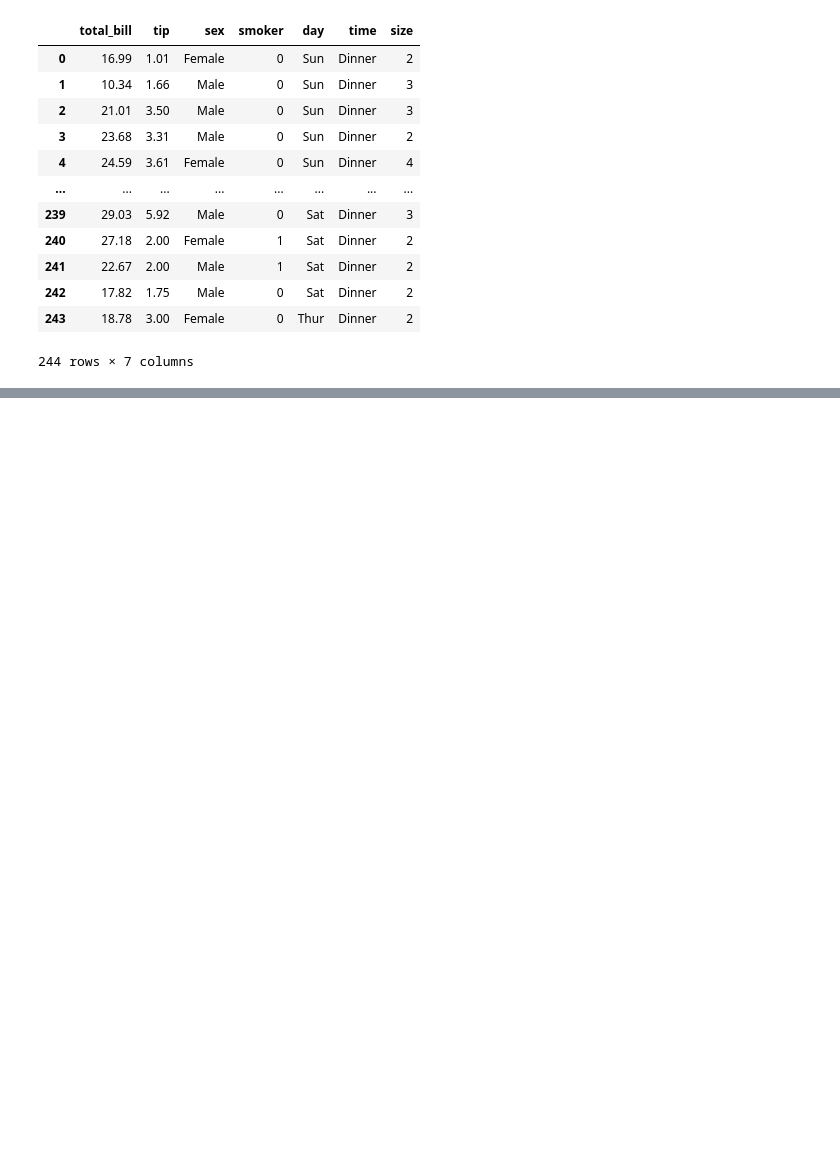
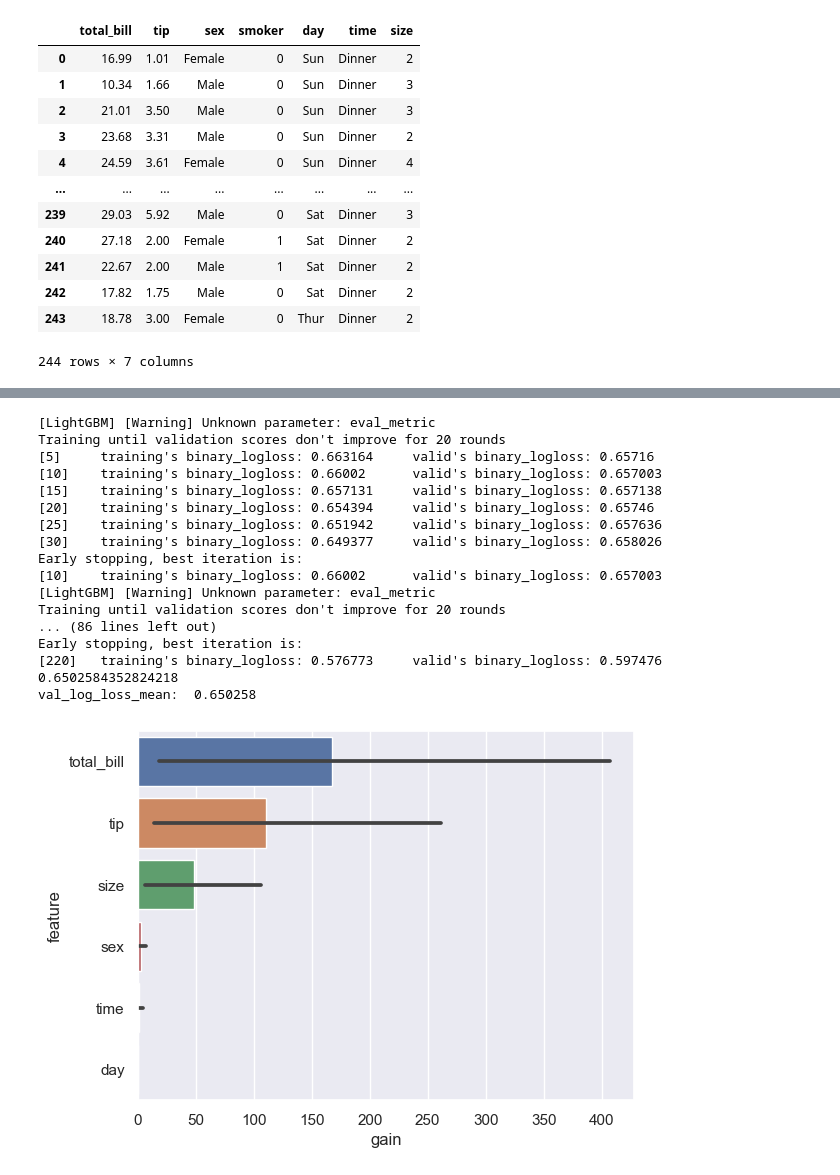
Before and after one commit to ds-tt-code/gbdt_practice, a Jupyter notebook: test.ipynb, the cells around one changed output, grey strips where cells are left out. Saved outputs shown, nothing was run; the diff lists cells and outputs as text; code cells hidden in the pictures; blank space fills up the shorter version.

```diff
--- a/test.ipynb
+++ b/test.ipynb
@@ -114,0 +89,22 @@ val_log_loss_mean:  0.650258
+# %%
+import gbdt_wrap.gbdt_wrap.lightgbm_wrap as lgb_w
+learn_test(lgb_w.LightGBMWrap)
+# %% [output]
+[LightGBM] [Warning] Unknown parameter: eval_metric
+Training until validation scores don't improve for 20 rounds
+[5]     training's binary_logloss: 0.663164     valid's binary_logloss: 0.65716
+[10]    training's binary_logloss: 0.66002      valid's binary_logloss: 0.657003
+[15]    training's binary_logloss: 0.657131     valid's binary_logloss: 0.657138
+[20]    training's binary_logloss: 0.654394     valid's binary_logloss: 0.65746
+[25]    training's binary_logloss: 0.651942     valid's binary_logloss: 0.657636
+[30]    training's binary_logloss: 0.649377     valid's binary_logloss: 0.658026
+Early stopping, best iteration is:
+[10]    training's binary_logloss: 0.66002      valid's binary_logloss: 0.657003
+[LightGBM] [Warning] Unknown parameter: eval_metric
+Training until validation scores don't improve for 20 rounds
+... (86 lines left out)
+Early stopping, best iteration is:
+[220]   training's binary_logloss: 0.576773     valid's binary_logloss: 0.597476
+0.6502584352824218
+val_log_loss_mean:  0.650258
+[figure, added]
```
Also changed, not shown: parts of 4 cells of this notebook, 2 other files.
